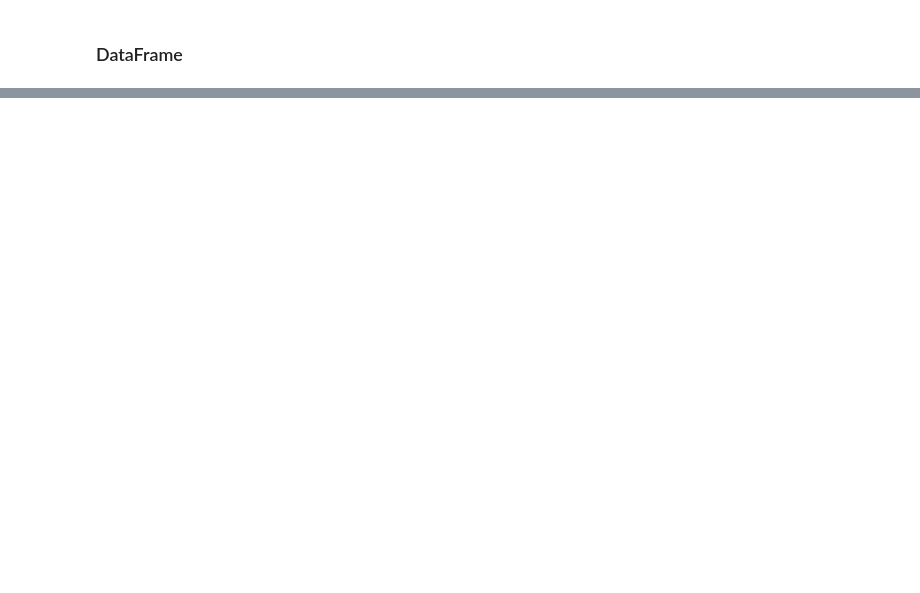
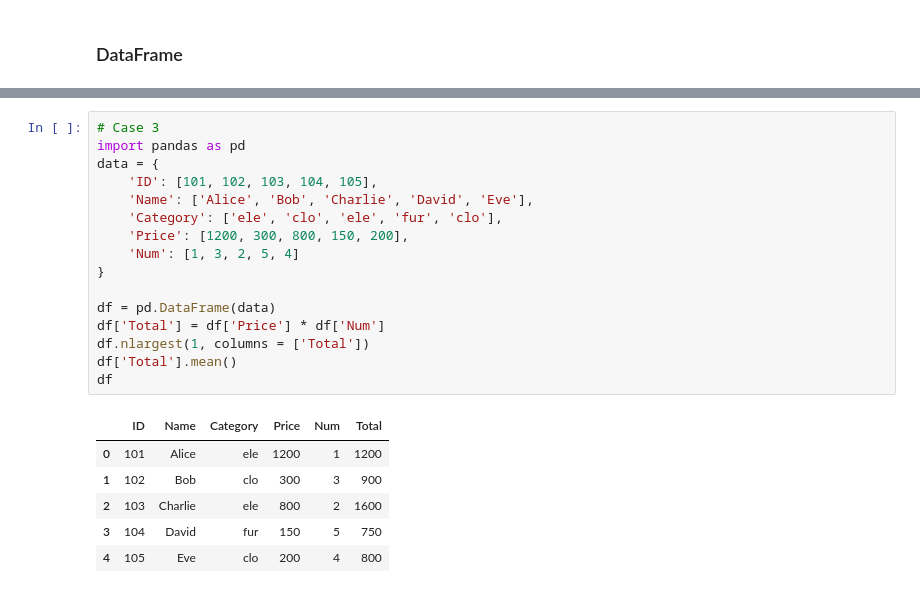
Before and after one commit to Linyiwei895178/Python, a Jupyter notebook: cumcm/pandas.ipynb, the cells around one changed output, grey strips where cells are left out. Drawn from its saved outputs; the diff is of its cells as text; blank space fills up the shorter version.

```diff
--- a/cumcm/pandas.ipynb
+++ b/cumcm/pandas.ipynb
@@ -224,0 +401,23 @@ Freq: h, dtype: int32
+# %%
+# Case 3
+import pandas as pd
+data = {
+    'ID': [101, 102, 103, 104, 105],
+    'Name': ['Alice', 'Bob', 'Charlie', 'David', 'Eve'],
+    'Category': ['ele', 'clo', 'ele', 'fur', 'clo'],
+    'Price': [1200, 300, 800, 150, 200],
+    'Num': [1, 3, 2, 5, 4]
+}
+
+df = pd.DataFrame(data)
+df['Total'] = df['Price'] * df['Num']
+df.nlargest(1, columns = ['Total'])
+df['Total'].mean()
+df
+# %% [output]
+|  | ID | Name | Category | Price | Num | Total |
+| 0 | 101 | Alice | ele | 1200 | 1 | 1200 |
+| 1 | 102 | Bob | clo | 300 | 3 | 900 |
+| 2 | 103 | Charlie | ele | 800 | 2 | 1600 |
+| 3 | 104 | David | fur | 150 | 5 | 750 |
+| 4 | 105 | Eve | clo | 200 | 4 | 800 |
```
Also changed, not shown: parts of 17 cells of this notebook, 7 other files.
